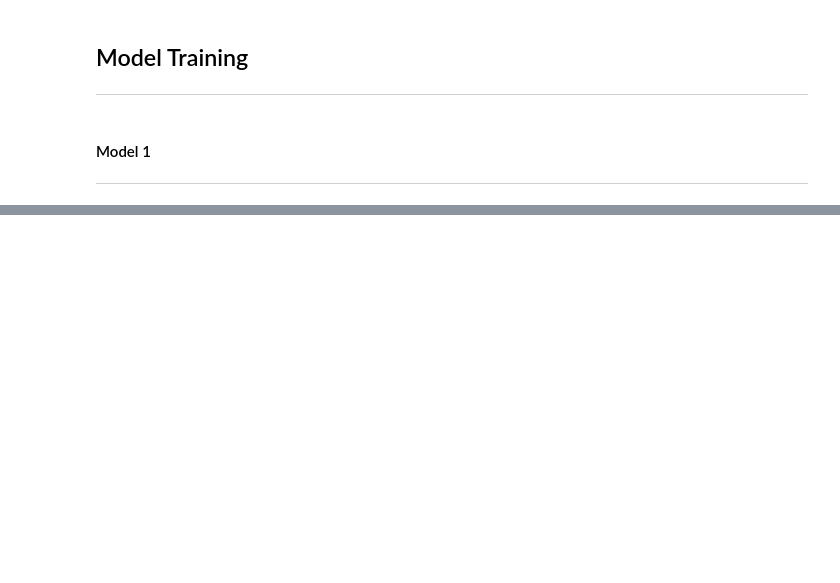
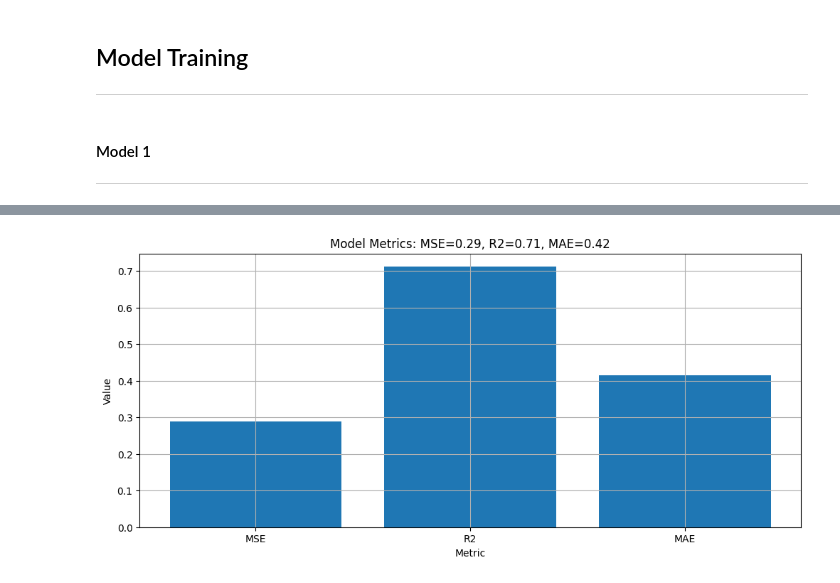
Before and after one commit to oscar-dev19/ZillowProject, a Jupyter notebook: Notebooks/Zillow_Training.ipynb, the cells around one changed output, grey strips where cells are left out. Cells and saved outputs as stored; diff of their text form; code cells hidden in the pictures; blank space fills up the shorter version.

```diff
--- a/Notebooks/Zillow_Training.ipynb
+++ b/Notebooks/Zillow_Training.ipynb
@@ -139,0 +275,4 @@ print_model_metrics(model=rent_model_1,x_test=X,y_test=y)
+# %%
+display_model_metrics_as_bar(lr_ca_rent_model_2,X_test,y_test)
+# %% [output]
+[figure, added]
```
Also changed, not shown: parts of 24 cells of this notebook, 16 other files.
